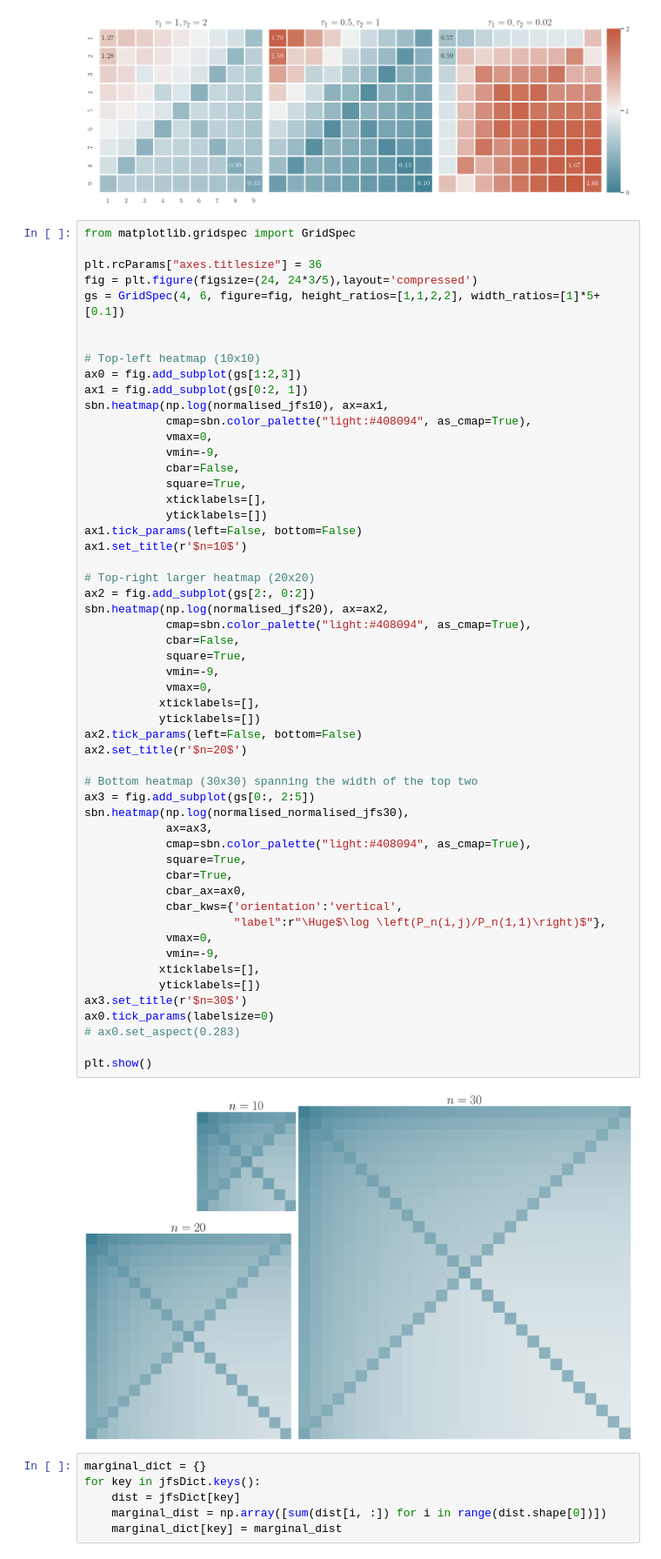
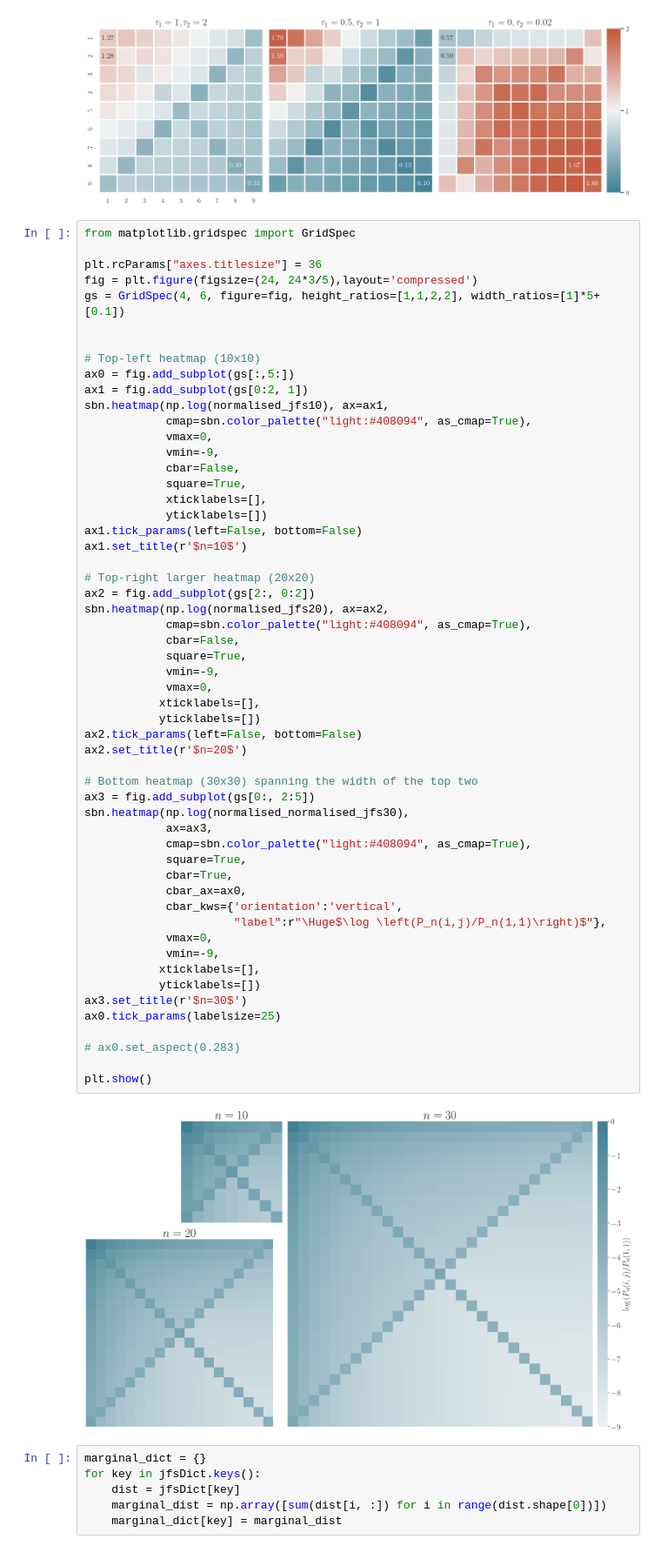
Before and after one commit to FaridKaveh/jfsNumerics, a Jupyter notebook: ParseProbabilities_n6.ipynb, the cells around one changed output. Shown at 87% size. Drawn from its saved outputs; the diff is of its cells as text.

```diff
--- a/ParseProbabilities_n6.ipynb
+++ b/ParseProbabilities_n6.ipynb
@@ -1148,7 +1242,7 @@ gs = GridSpec(4, 6, figure=fig, height_ratios=[1,1,2,2], width_ratios=[1]*5+[0.1
 
 
 # Top-left heatmap (10x10)
-ax0 = fig.add_subplot(gs[1:2,3])
+ax0 = fig.add_subplot(gs[:,5:])
 ax1 = fig.add_subplot(gs[0:2, 1])
 sbn.heatmap(np.log(normalised_jfs10), ax=ax1,
             cmap=sbn.color_palette("light:#408094", as_cmap=True),
@@ -1166,35 +1260,36 @@ ax2 = fig.add_subplot(gs[2:, 0:2])
 sbn.heatmap(np.log(normalised_jfs20), ax=ax2,
             cmap=sbn.color_palette("light:#408094", as_cmap=True),
             cbar=False,
             square=True,
             vmin=-9,
             vmax=0,
            xticklabels=[],
            yticklabels=[])
 ax2.tick_params(left=False, bottom=False)
 ax2.set_title(r'$n=20$')
 
 # Bottom heatmap (30x30) spanning the width of the top two
 ax3 = fig.add_subplot(gs[0:, 2:5])
 sbn.heatmap(np.log(normalised_normalised_jfs30),
             ax=ax3,
             cmap=sbn.color_palette("light:#408094", as_cmap=True),
             square=True,
             cbar=True,
             cbar_ax=ax0,
             cbar_kws={'orientation':'vertical',
                       "label":r"\Huge$\log \left(P_n(i,j)/P_n(1,1)\right)$"},
             vmax=0,
             vmin=-9,
            xticklabels=[],
            yticklabels=[])
 ax3.set_title(r'$n=30$')
-ax0.tick_params(labelsize=0)
+ax0.tick_params(labelsize=25)
+
 # ax0.set_aspect(0.283)
 
 plt.show()
 # %% [output]
-[figure, old version]
+[figure, new version]
 # %%
 marginal_dict = {}
 for key in jfsDict.keys():
```
Also changed, not shown: parts of 22 cells of this notebook, 1 other file.
